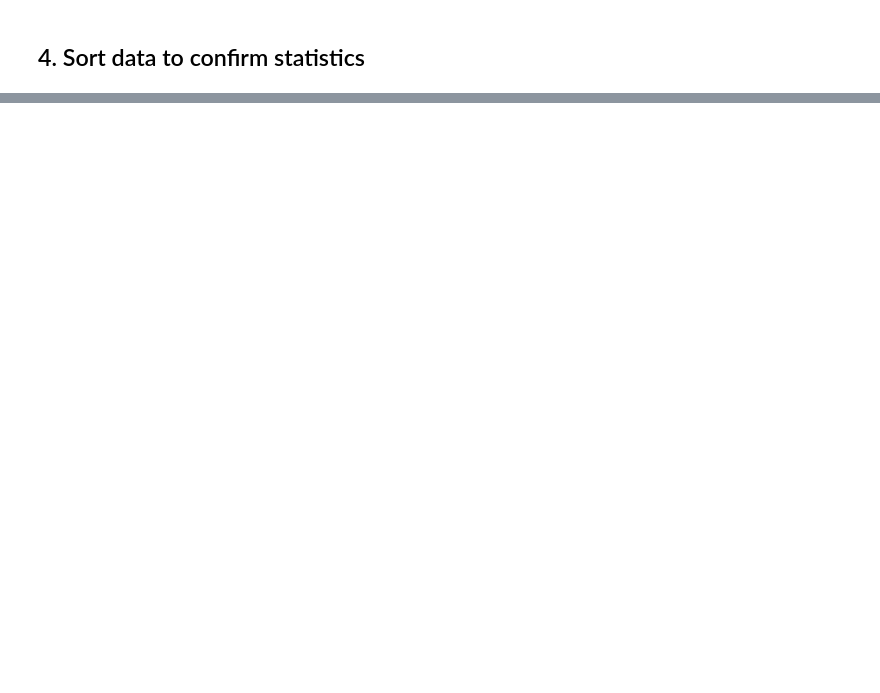
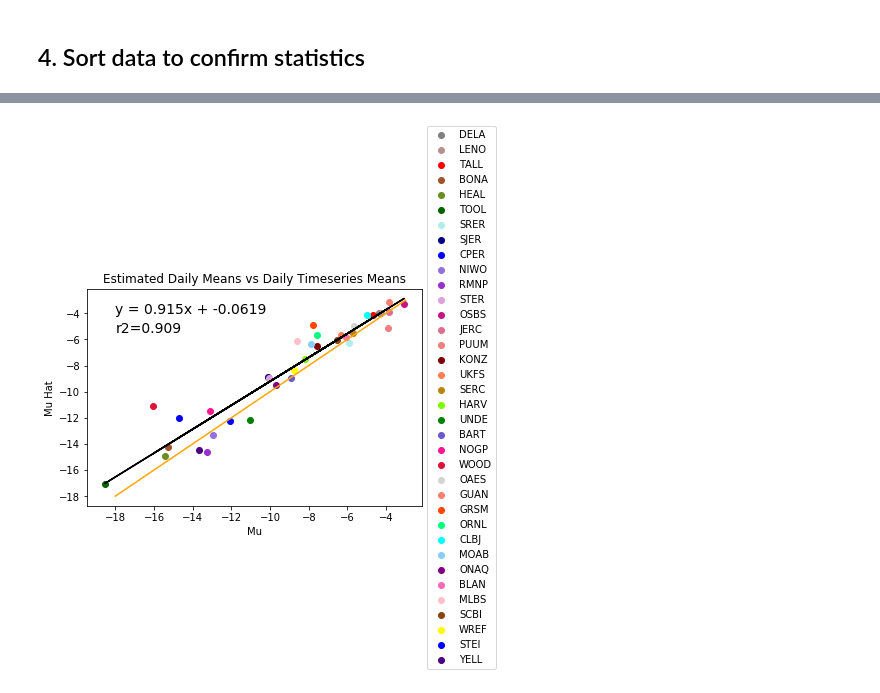
Before and after one commit to cfinkenbiner/Temporal_Downscaling_NEON_Pisotopes, a Jupyter notebook: Code_Main.ipynb, the cells around one changed output, grey strips where cells are left out. Saved outputs shown, nothing was run; the diff lists cells and outputs as text; code cells hidden in the pictures; blank space fills up the shorter version.

Commit message:
added statistics plots

```diff
--- a/Code_Main.ipynb
+++ b/Code_Main.ipynb
@@ -348,7 +346,9 @@ ax4.legend(lines3 + lines4, labels3 + labels4, loc=0)
 ## 4. Sort data to confirm statistics
 # %%
 # Site list
-sitenames = ["ONAQ"]
+sitenames = ["DELA", "LENO", "TALL", "BONA", "HEAL", "TOOL", "SRER", "SJER", "CPER", "NIWO", "RMNP", "STER",
+             "OSBS", "JERC", "PUUM", "KONZ", "UKFS", "SERC", "HARV", "UNDE", "BART", "NOGP", "WOOD", "OAES",
+             "GUAN", "GRSM", "ORNL", "CLBJ", "MOAB", "ONAQ", "BLAN", "MLBS", "SCBI", "WREF", "STEI", "YELL"]
 daily_hat = []
 
 ## This iterates through all the sites in 'sitenames'
@@ -430,6 +430,7 @@ for s in np.arange(len(sitenames)):
     daily_series = pd.date_range(start=start_date, end=end_date, normalize=True)
     # Remove timestamp -> index is only the date
     df_sub = df_iso.set_index(df_iso['DateTime'].dt.date)
+    daily_series = daily_series.date
 
     # Make DataFrame of stats between dates
     for n in np.arange(len(daily_series)-14):
@@ -468,0 +453,81 @@ print(daily_hat)
+# %%
+mu = []
+mu_hat = []
+sigma = []
+sigma_hat = []
+
+# calculating means and standard deviations
+for i in np.arange(len(sitenames)):
+    # calc mu and sigma from synthetic daily series
+    sitename = sitenames[i]
+    df_daily = pd.read_csv(str(sitename)+'_daily_timeseries.csv')
+    mean = np.mean(df_daily['d18O_1'])
+    std = np.std(df_daily['d18O_1'])
+    mu.append(mean)
+    sigma.append(std)
+
+    #calc mu hat and sigma hat
+    df_index = daily_hat['sitename'] == sitenames[i]
+    df_sub = daily_hat[df_index]
+    mean_hat = np.mean(df_sub['O'])
+    std_hat = np.std(df_sub['O'])
+    mu_hat.append(mean_hat)
+    sigma_hat.append(std_hat)
+
+# convert all data to np arrays
+mu = np.array(mu)
+mu_hat = np.array(mu_hat)
+mu_hat = mu_hat.flatten() # flattens 2d to 1d to match the rest
+sigma = np.array(sigma)
+sigma_hat = np.array(sigma_hat)
+
+# establishing colors for plots
+colors = ['gray', 'rosybrown', 'red', 'sienna', 'olivedrab', 'darkgreen', 'paleturquoise', 'navy', 'blue',
+         'mediumpurple', 'darkorchid', 'plum', 'mediumvioletred', 'palevioletred', 'lightcoral', 'maroon', 'coral',
+         'darkgoldenrod', 'lawngreen', 'green', 'slateblue', 'deeppink', 'crimson', 'lightgray', 'salmon',
+          'orangered', 'springgreen', 'aqua', 'lightskyblue', 'purple', 'hotpink', 'pink', 'saddlebrown',
+         'yellow', 'blue', 'indigo']
+
+# creating a 1:1 line
+x_mu = np.arange(-18,-2)
+y_mu = x_mu
+x_sigma = np.arange(0,12)
+y_sigma = x_sigma
+
+# linear regression for means
+slope_mu, intercept_mu, r_value_mu, p_value_mu, std_err_mu = stats.linregress(mu,mu_hat)
+muModeled = slope_mu*mu + intercept_mu
+r2_mu = r_value_mu**2
+
+# linear regression for stds
+slope_sigma, intercept_sigma, r_value_sigma, p_value_sigma, std_err_sigma = stats.linregress(sigma,sigma_hat)
+sigmaModeled = slope_sigma*sigma + intercept_sigma
+r2_sigma = r_value_sigma**2
+
+# plotting means
+for i in range (len(mu)):
+    plt.scatter(mu[i], mu_hat[i], color=colors[i], label=sitenames[i])
+plt.plot(x_mu, y_mu, color='orange')
+plt.plot(mu, muModeled, color='black')
+plt.title("Estimated Daily Means vs Daily Timeseries Means")
+plt.xlabel("Mu")
+plt.ylabel("Mu Hat")
+plt.text(-18, -4, "y = {:.3}x + {:.3}".format(slope_mu, intercept_mu), fontsize=14)
+plt.text(-18, -5.5, "r2={:.3}".format(r2_mu), fontsize=14)
+plt.legend(loc='center left', bbox_to_anchor=(1, 0.5))
+plt.show()
+
+# plotting stdevs
+for i in range (len(sigma)):
+    plt.scatter(sigma[i], sigma_hat[i], color=colors[i], label=sitenames[i])
+plt.plot(x_sigma, y_sigma, color='orange')
+plt.plot(sigma, sigmaModeled + bb, color='black')
+plt.title("Estimated Daily StDevs vs Daily Timeseries StDevs")
+plt.xlabel("Sigma")
+plt.ylabel("Sigma Hat")
+plt.text(0, 10, "y = {:.3}x + {:.3}".format(slope_sigma, intercept_sigma), fontsize=14)
+plt.text(0, 9, "r2={:.3}".format(r2_sigma), fontsize=14)
+plt.legend(loc='center left', bbox_to_anchor=(1, 0.5))
+plt.show()
+# %% [output]
+[figure, added]
```
Also changed, not shown: parts of 6 cells of this notebook, 1 other file.
